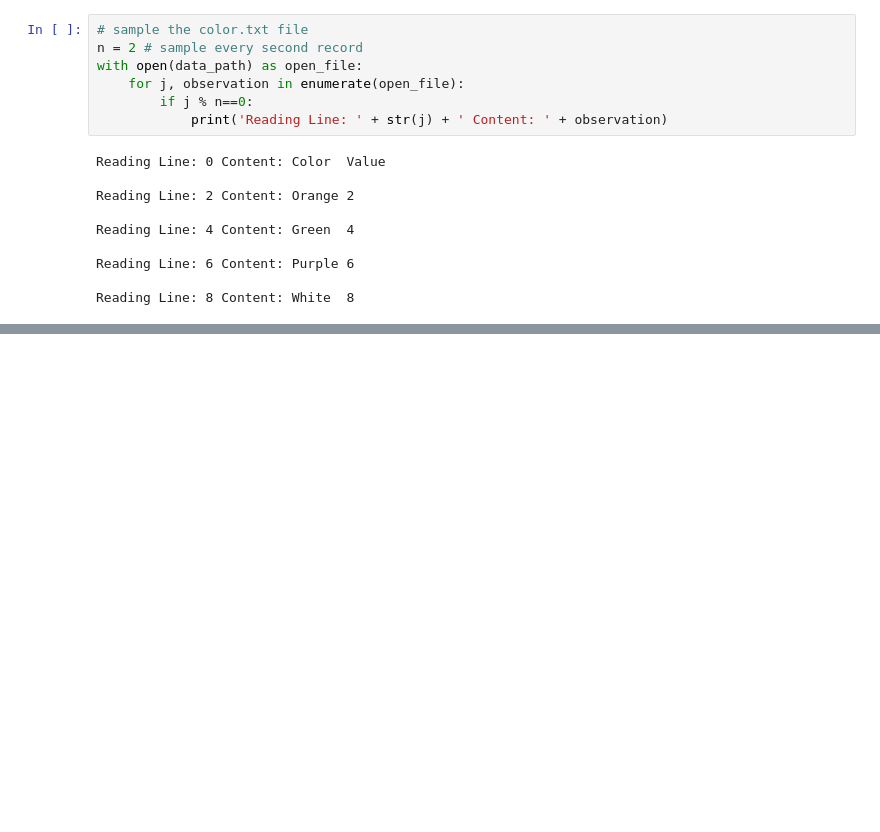
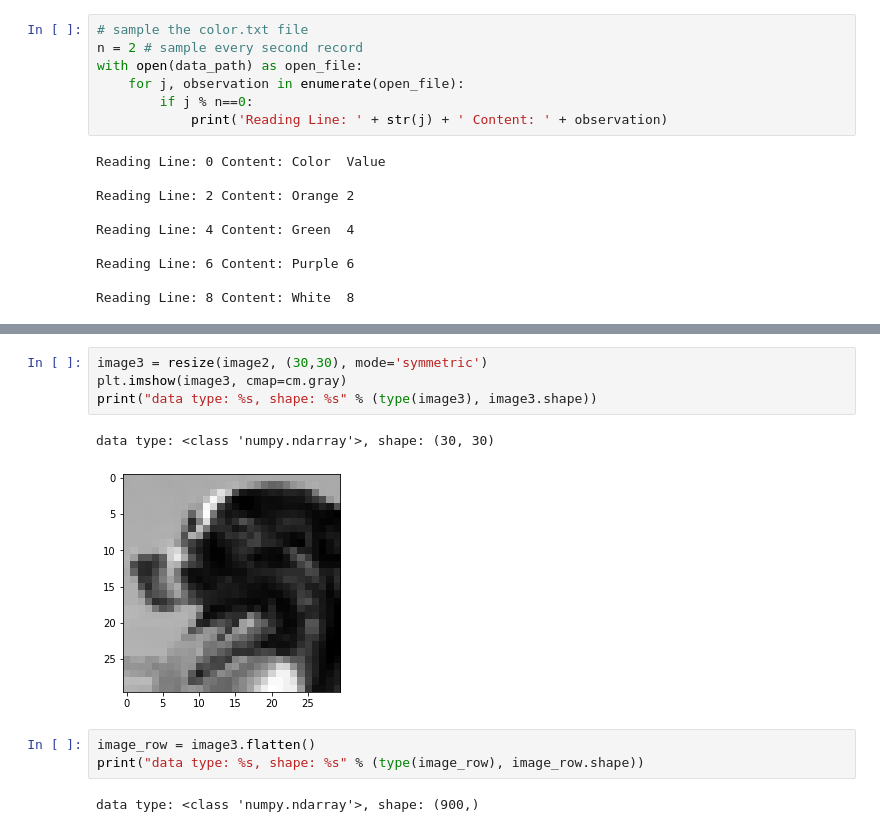
Before and after one commit to RhysComissiong/Python_for_Data_Science, a Jupyter notebook: chapter_6/Uploading, Streaming and Sampling Data.ipynb, the cells around one changed output, grey strips where cells are left out. Drawn from its saved outputs; the diff is of its cells as text; blank space fills up the shorter version.

```diff
--- a/chapter_6/Uploading, Streaming and Sampling Data.ipynb
+++ b/chapter_6/Uploading, Streaming and Sampling Data.ipynb
@@ -101,0 +139,12 @@ Reading Line: 7 Content: Black  7
+# %%
+image3 = resize(image2, (30,30), mode='symmetric')
+plt.imshow(image3, cmap=cm.gray)
+print("data type: %s, shape: %s" % (type(image3), image3.shape))
+# %% [output]
+data type: <class 'numpy.ndarray'>, shape: (30, 30)
+[figure, added]
+# %%
+image_row = image3.flatten()
+print("data type: %s, shape: %s" % (type(image_row), image_row.shape))
+# %% [output]
+data type: <class 'numpy.ndarray'>, shape: (900,)
```
Also changed, not shown: parts of 17 cells of this notebook.
